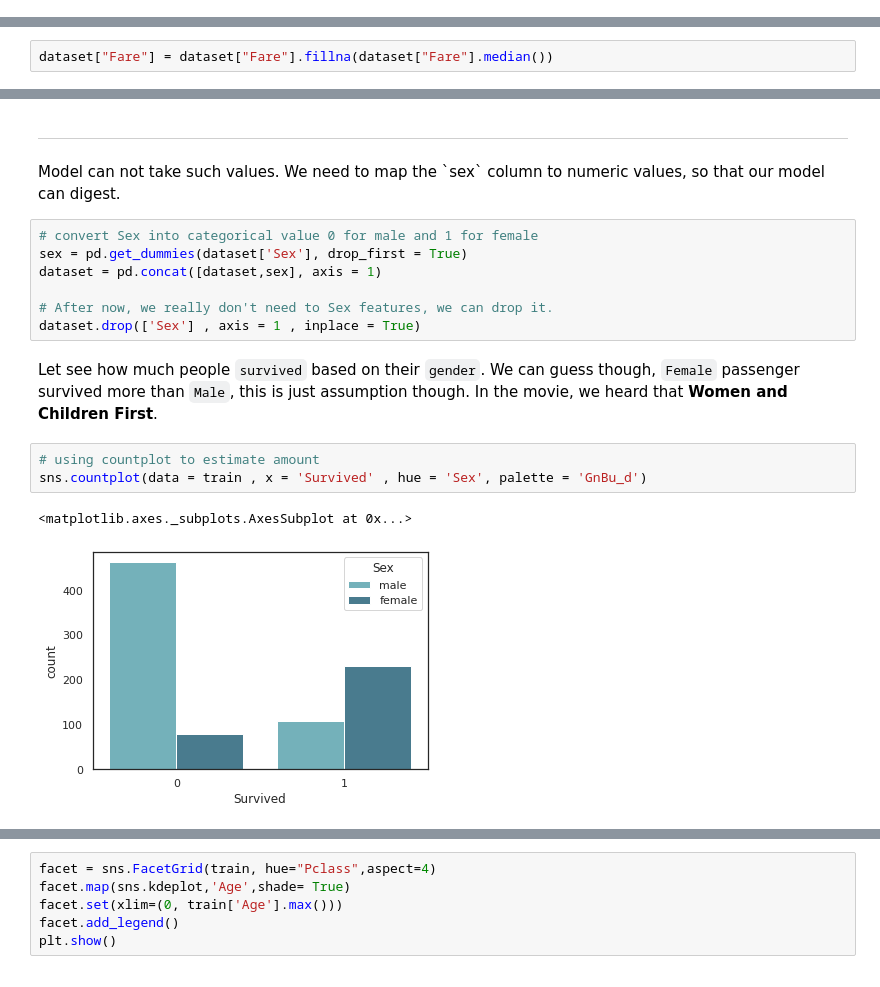
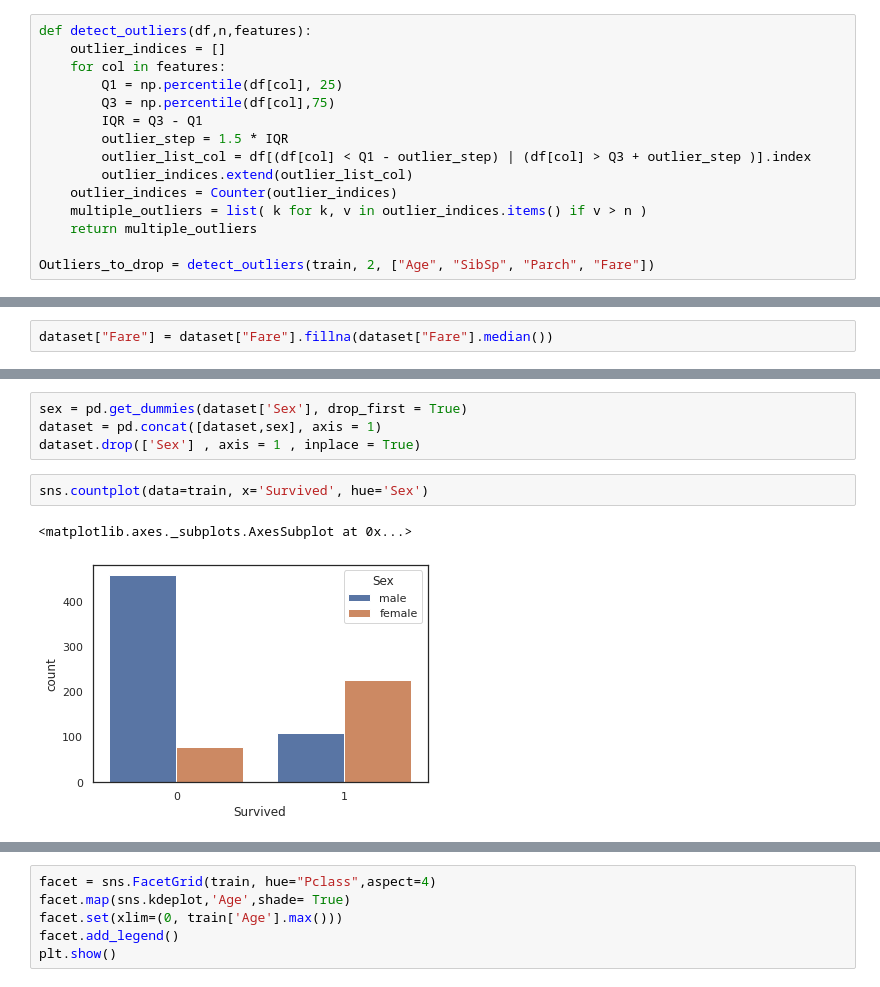
Before and after one commit to nikit34/training_DS, a Jupyter notebook: kaggle_titanic.ipynb, the cells around one changed output, grey strips where cells are left out. Drawn from its saved outputs; the diff is of its cells as text.

```diff
--- a/kaggle_titanic.ipynb
+++ b/kaggle_titanic.ipynb
@@ -498,0 +159,15 @@ Let's look `Survived` and `Fare` features in details. We have seen that, Fare fe
+# %%
+def detect_outliers(df,n,features):
+    outlier_indices = []
+    for col in features:
+        Q1 = np.percentile(df[col], 25)
+        Q3 = np.percentile(df[col],75)
+        IQR = Q3 - Q1
+        outlier_step = 1.5 * IQR
+        outlier_list_col = df[(df[col] < Q1 - outlier_step) | (df[col] > Q3 + outlier_step )].index
+        outlier_indices.extend(outlier_list_col)
+    outlier_indices = Counter(outlier_indices)
+    multiple_outliers = list( k for k, v in outlier_indices.items() if v > n )
+    return multiple_outliers
+
+Outliers_to_drop = detect_outliers(train, 2, ["Age", "SibSp", "Parch", "Fare"])
@@ -533,19 +255,10 @@ Name: Sex, dtype: object
-# %% [markdown]
-<hr>
-Model can not take such values. We need to map the `sex` column to numeric values, so that our model can digest.
 # %%
-# convert Sex into categorical value 0 for male and 1 for female
 sex = pd.get_dummies(dataset['Sex'], drop_first = True)
 dataset = pd.concat([dataset,sex], axis = 1)
-
-# After now, we really don't need to Sex features, we can drop it.
 dataset.drop(['Sex'] , axis = 1 , inplace = True)
-# %% [markdown]
-Let see how much people `survived` based on their `gender`. We can guess though, `Female` passenger survived more than `Male`, this is just assumption though. In the movie, we heard that **Women and Children First**.
 # %%
-# using countplot to estimate amount
-sns.countplot(data = train , x = 'Survived' , hue = 'Sex', palette = 'GnBu_d')
+sns.countplot(data=train, x='Survived', hue='Sex')
 # %% [output]
 <matplotlib.axes._subplots.AxesSubplot at 0x...>
-[figure, old version]
+[figure, new version]
 # %%
```
Also changed, not shown: parts of 172 cells of this notebook.
